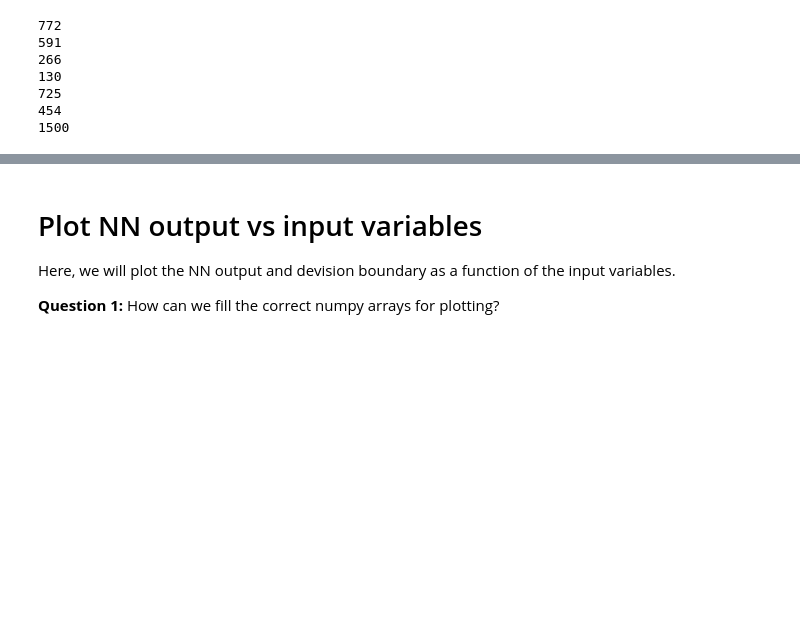
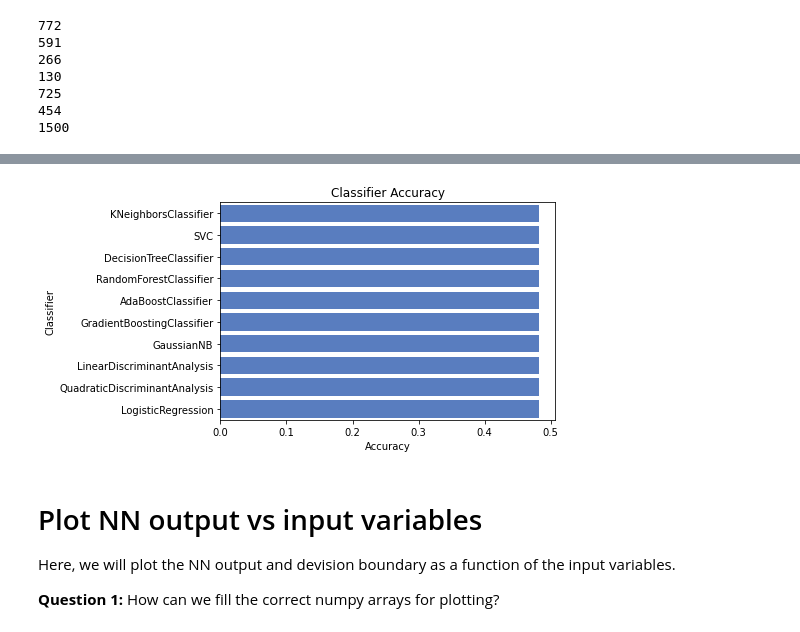
Before and after one commit to mghasemi19/TopFC, a Jupyter notebook: BDT_weight/TopFC_main_bkg_analysis.ipynb, the cells around one changed output, grey strips where cells are left out. Cells and saved outputs as stored; diff of their text form; code cells hidden in the pictures; blank space fills up the shorter version.

```diff
--- a/BDT_weight/TopFC_main_bkg_analysis.ipynb
+++ b/BDT_weight/TopFC_main_bkg_analysis.ipynb
@@ -881,7 +881,7 @@ plt.legend() # add a legend
 from sklearn.ensemble import RandomForestClassifier
 
 # the parameters for initializing are called hyperprameters
-RF_clf = RandomForestClassifier(criterion='gini', max_depth=8, n_estimators=30, random_state=420) # initialise your random forest classifier
+RF_clf = RandomForestClassifier(criterion='gini', max_depth=8, n_estimators=1000, random_state=420) # initialise your random forest classifier
 RF_clf.fit(X_train_val, Y_train_val) # fit to the training data
 y_pred_RF = RF_clf.predict(X_test) # make predictions on the test data
 
@@ -1070,3 +1053,50 @@ sns.barplot(x='Accuracy', y='Classifier', data=log, color="b");
+# %%
+from sklearn.model_selection import StratifiedShuffleSplit
+from sklearn.metrics import accuracy_score, log_loss
+from sklearn.neighbors import KNeighborsClassifier
+from sklearn.svm import SVC
+from sklearn.tree import DecisionTreeClassifier
+from sklearn.ensemble import RandomForestClassifier, AdaBoostClassifier, GradientBoostingClassifier
+from sklearn.naive_bayes import GaussianNB
+from sklearn.discriminant_analysis import LinearDiscriminantAnalysis, QuadraticDiscriminantAnalysis
+from sklearn.linear_model import LogisticRegression
+
+classifiers = [
+    KNeighborsClassifier(3),
+    SVC(probability=True),
+    DecisionTreeClassifier(),
+ 	RandomForestClassifier(criterion='gini', max_depth=8, n_estimators=30, random_state=420),
+	AdaBoostClassifier(),
+    GradientBoostingClassifier(),
+    GaussianNB(),
+    LinearDiscriminantAnalysis(),
+    QuadraticDiscriminantAnalysis(),
+    LogisticRegression()]
+
+log_cols = ["Classifier", "Accuracy"]
+log 	 = pd.DataFrame(columns=log_cols)
+
+acc_dict = {}
+
+for clf in classifiers:
+	name = clf.__class__.__name__
+	clf.fit(X_train_val, Y_train_val)
+	train_predictions = clf.predict(X_test)
+	acc = accuracy_score(y_test, train_predictions)
+	acc_dict[name] = acc
+
+for clf in acc_dict:
+	acc_dict[clf] = acc_dict[clf] 		# for 10 times accuracy is computed and the final accuracy is the average over 10
+	log_entry = pd.DataFrame([[clf, acc_dict[clf]]], columns=log_cols)
+	log = log.append(log_entry)
+
+plt.xlabel('Accuracy')
+plt.title('Classifier Accuracy')
+
+sns.set_color_codes("muted")
+sns.barplot(x='Accuracy', y='Classifier', data=log, color="b");
+# %% [output]
+[figure, added]
 # %% [markdown]
 # Plot NN output vs input variables
 Here, we will plot the NN output and devision boundary as a function of the input variables.
```
Also changed, not shown: parts of 3 cells of this notebook, 2 other files.
